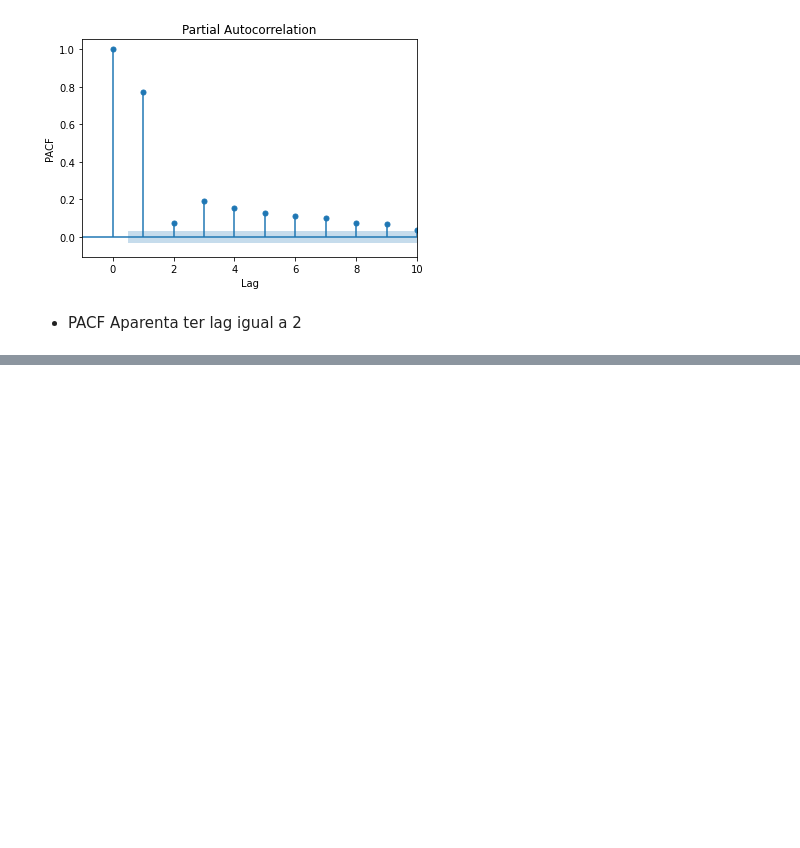
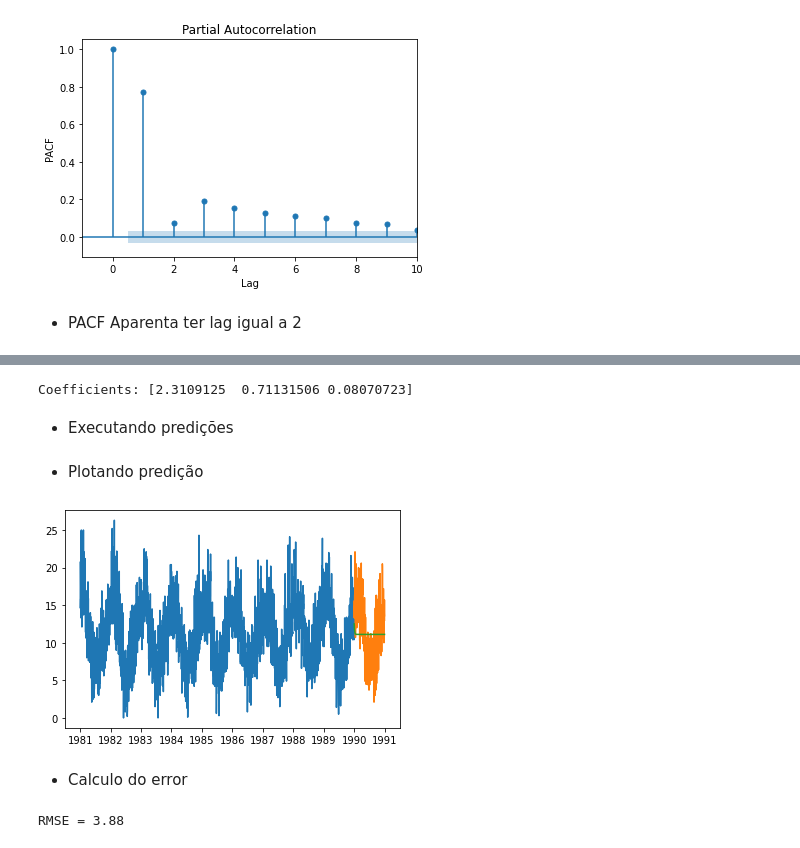
Before and after one commit to Ednaldo-MS-Neto/time-series-, a Jupyter notebook: series temporais/Séries 3.ipynb, the cells around one changed output, grey strips where cells are left out. Drawn from its saved outputs; the diff is of its cells as text; code cells hidden in the pictures; blank space fills up the shorter version.

```diff
--- a/series temporais/Séries 3.ipynb
+++ b/series temporais/Séries 3.ipynb
@@ -200,0 +207,5 @@ lag_plot(dados)
+# %%
+t_treino = dados[dados.index<'1990-01-01'].index.values
+t_teste = dados[dados.index>='1990-01-01'].index.values
+X_treino = dados[dados.index<'1990-01-01'].values
+X_teste = dados[dados.index>='1990-01-01'].values
@@ -200,0 +216,4 @@ lag_plot(dados)
+# %%
+modelo = AutoReg(X_treino, 2)
+resultado = modelo.fit()
+print(resultado.summary())
@@ -200,0 +238,3 @@ lag_plot(dados)
+# %%
+resultado2 = modelo.fit(cov_type="HC0")
+print(resultado2.summary())
@@ -200,0 +259,18 @@ lag_plot(dados)
+# %%
+print('Coefficients: %s' % resultado2.params)
+# %% [output]
+Coefficients: [2.3109125  0.71131506 0.08070723]
+# %% [markdown]
+- Executando predições
+# %%
+X_pred = resultado2.predict(start=len(X_treino), end=len(X_treino)+len(X_teste)-1, dynamic=False)
+# %% [markdown]
+- Plotando predição
+# %%
+plt.plot(t_treino,X_treino)
+plt.plot(t_teste,X_teste)
+plt.plot(t_teste,X_pred);
+# %% [output]
+[figure, added]
+# %% [markdown]
+- Calculo do error
@@ -200,0 +279,6 @@ lag_plot(dados)
+# %%
+MSE = mean_squared_error(X_teste,X_pred)
+RMSE = np.sqrt(MSE)
+print("RMSE = {:0.2f}".format(RMSE))
+# %% [output]
+RMSE = 3.88
```
Also changed, not shown: parts of 8 cells of this notebook.
